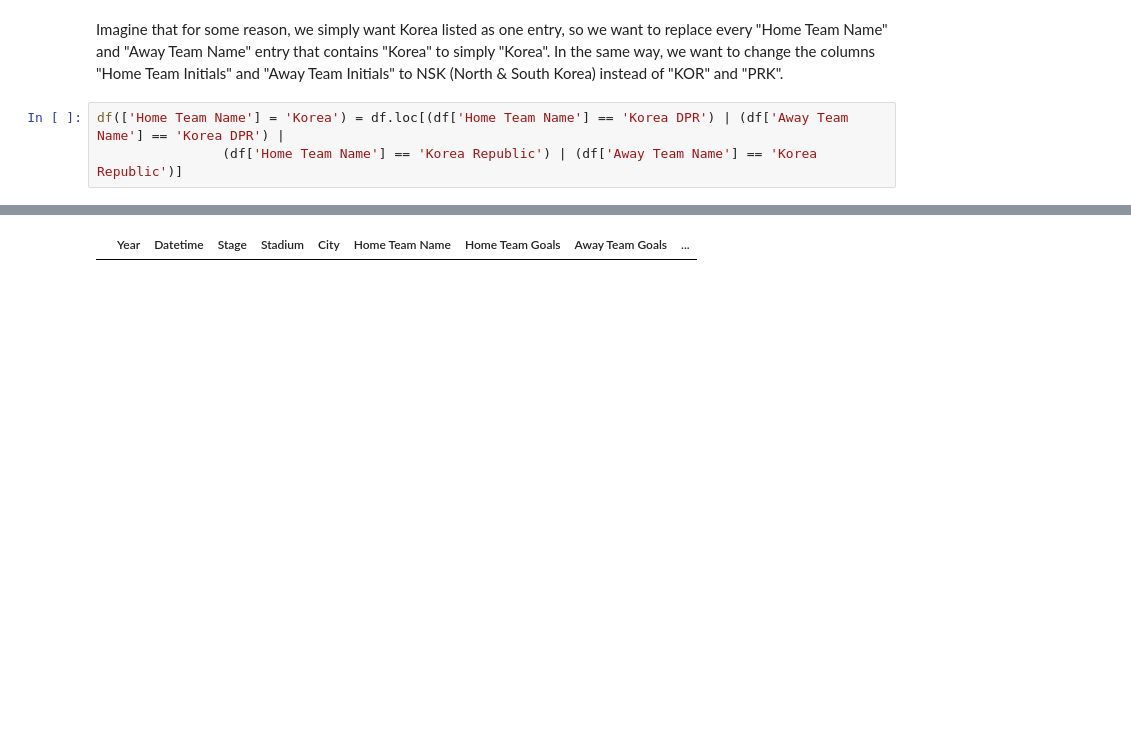
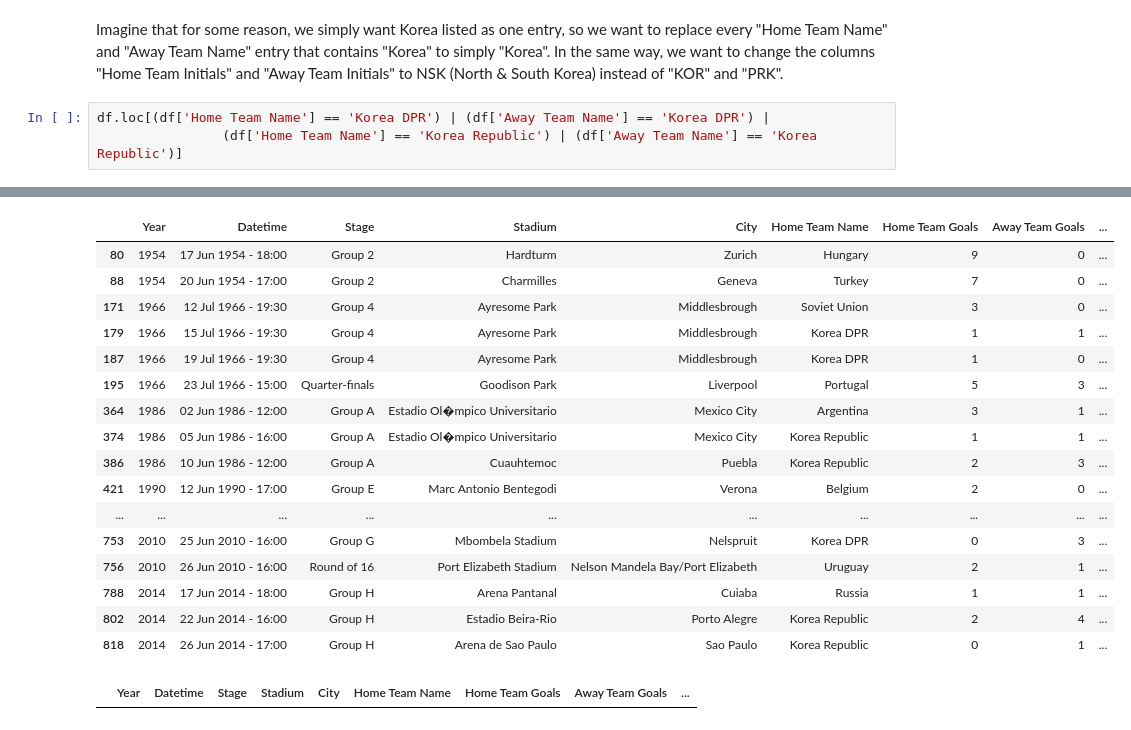
Before and after one commit to krbarounis/dsc-accessing-data-with-pandas-lab-nyc-ds-071519, a Jupyter notebook: index.ipynb, the cells around one changed output, grey strips where cells are left out. Cells and saved outputs as stored; diff of their text form; blank space fills up the shorter version.

```diff
--- a/index.ipynb
+++ b/index.ipynb
@@ -292,6 +292,6 @@ Name: Home Team Name, dtype: object
 # %% [markdown]
 Imagine that for some reason, we simply want Korea listed as one entry, so we want to replace every "Home Team Name" and "Away Team Name" entry that contains "Korea" to simply "Korea". In the same way, we want to change the columns "Home Team Initials" and "Away Team Initials" to NSK (North & South Korea) instead of "KOR" and "PRK".
 # %%
-df(['Home Team Name'] = 'Korea') = df.loc[(df['Home Team Name'] == 'Korea DPR') | (df['Away Team Name'] == 'Korea DPR') |
+df.loc[(df['Home Team Name'] == 'Korea DPR') | (df['Away Team Name'] == 'Korea DPR') |
                 (df['Home Team Name'] == 'Korea Republic') | (df['Away Team Name'] == 'Korea Republic')]
 # %% [output]
@@ -299,3 +298,20 @@ SyntaxError: keyword can't be an expression (<ipython-input-126-fa85d94685c2>, l
+|  | Year | Datetime | Stage | Stadium | City | Home Team Name | Home Team Goals | Away Team Goals | ... |
+| 80 | 1954 | 17 Jun 1954 - 18:00 | Group 2 | Hardturm | Zurich | Hungary | 9 | 0 | ... |
+| 88 | 1954 | 20 Jun 1954 - 17:00 | Group 2 | Charmilles | Geneva | Turkey | 7 | 0 | ... |
+| 171 | 1966 | 12 Jul 1966 - 19:30 | Group 4 | Ayresome Park | Middlesbrough | Soviet Union | 3 | 0 | ... |
+| 179 | 1966 | 15 Jul 1966 - 19:30 | Group 4 | Ayresome Park | Middlesbrough | Korea DPR | 1 | 1 | ... |
+| 187 | 1966 | 19 Jul 1966 - 19:30 | Group 4 | Ayresome Park | Middlesbrough | Korea DPR | 1 | 0 | ... |
+| 195 | 1966 | 23 Jul 1966 - 15:00 | Quarter-finals | Goodison Park | Liverpool | Portugal | 5 | 3 | ... |
+| 364 | 1986 | 02 Jun 1986 - 12:00 | Group A | Estadio Ol�mpico Universitario | Mexico City | Argentina | 3 | 1 | ... |
+| 374 | 1986 | 05 Jun 1986 - 16:00 | Group A | Estadio Ol�mpico Universitario | Mexico City | Korea Republic | 1 | 1 | ... |
+| 386 | 1986 | 10 Jun 1986 - 12:00 | Group A | Cuauhtemoc | Puebla | Korea Republic | 2 | 3 | ... |
+| 421 | 1990 | 12 Jun 1990 - 17:00 | Group E | Marc Antonio Bentegodi | Verona | Belgium | 2 | 0 | ... |
+| ... | ... | ... | ... | ... | ... | ... | ... | ... | ... |
+| 753 | 2010 | 25 Jun 2010 - 16:00 | Group G | Mbombela Stadium | Nelspruit | Korea DPR | 0 | 3 | ... |
+| 756 | 2010 | 26 Jun 2010 - 16:00 | Round of 16 | Port Elizabeth Stadium | Nelson Mandela Bay/Port Elizabeth | Uruguay | 2 | 1 | ... |
+| 788 | 2014 | 17 Jun 2014 - 18:00 | Group H | Arena Pantanal | Cuiaba | Russia | 1 | 1 | ... |
+| 802 | 2014 | 22 Jun 2014 - 16:00 | Group H | Estadio Beira-Rio | Porto Alegre | Korea Republic | 2 | 4 | ... |
+| 818 | 2014 | 26 Jun 2014 - 17:00 | Group H | Arena de Sao Paulo | Sao Paulo | Korea Republic | 0 | 1 | ... |
 # %%
 # %% [output]
 |  | Year | Datetime | Stage | Stadium | City | Home Team Name | Home Team Goals | Away Team Goals | ... |
```
Also changed, not shown: parts of 1 cell of this notebook.
